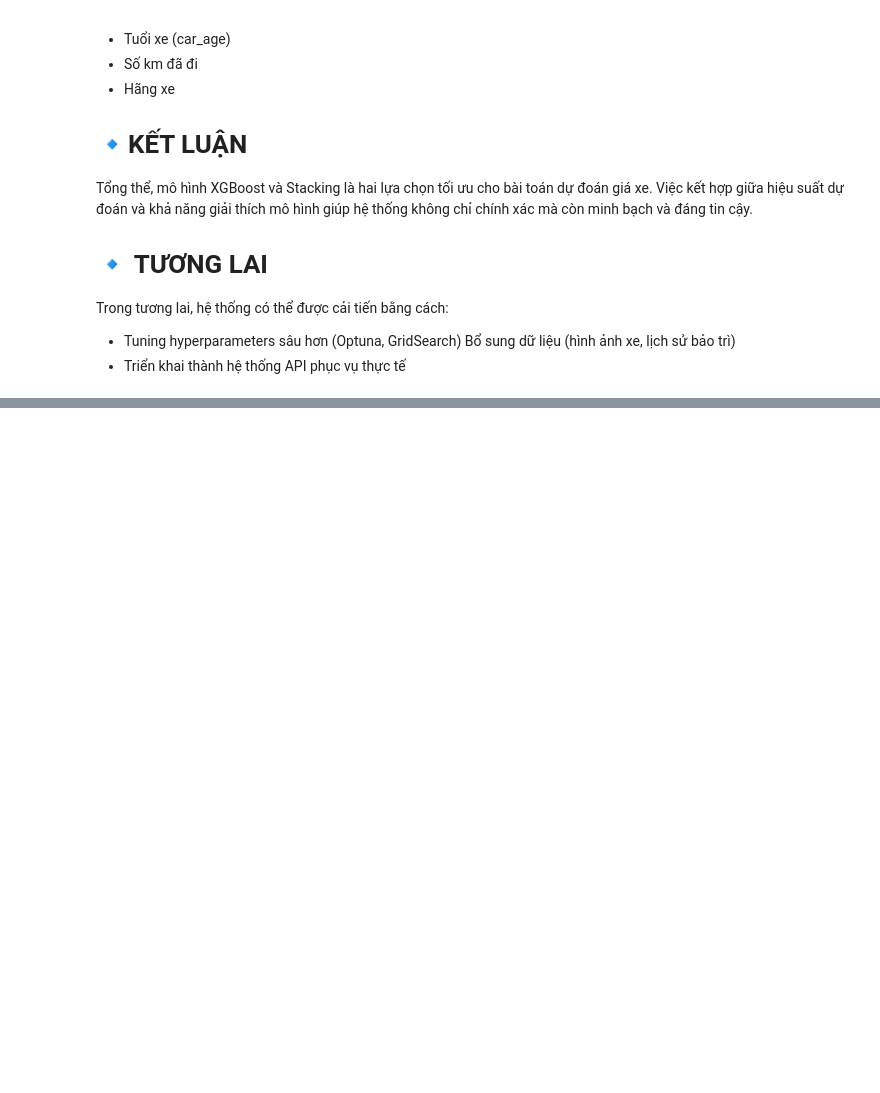
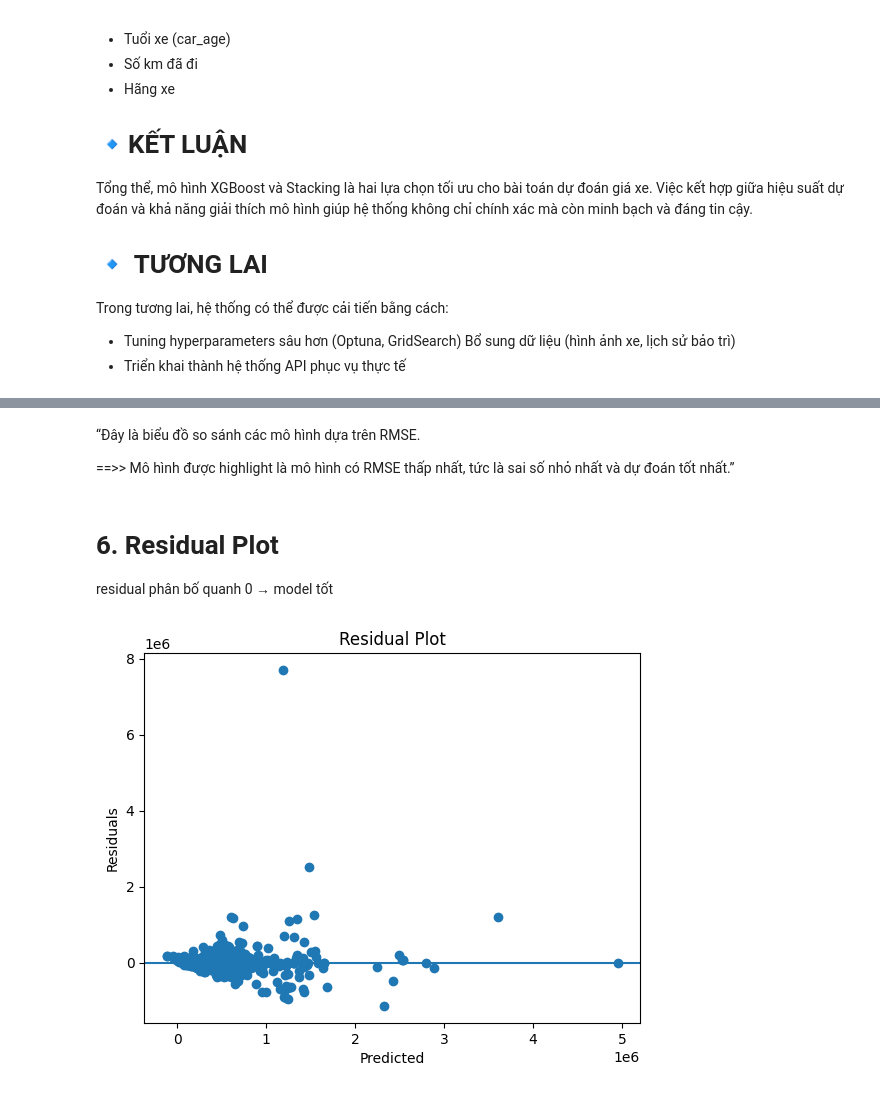
Before and after one commit to hoangchaulanbao/HocmayNC, a Jupyter notebook: Du_doan_gia_xe_o_to.ipynb, the cells around one changed output, grey strips where cells are left out. Drawn from its saved outputs; the diff is of its cells as text; code cells hidden in the pictures; blank space fills up the shorter version.

```diff
--- a/Du_doan_gia_xe_o_to.ipynb
+++ b/Du_doan_gia_xe_o_to.ipynb
@@ -560,0 +886,23 @@ Bổ sung dữ liệu (hình ảnh xe, lịch sử bảo trì)
+# %% [markdown]
+“Đây là biểu đồ so sánh các mô hình dựa trên RMSE.
+
+==>> Mô hình được highlight là mô hình có RMSE thấp nhất, tức là sai số nhỏ nhất và dự đoán tốt nhất.”
+# %% [markdown]
+# 6. Residual Plot
+residual phân bố quanh 0 → model tốt
+# %%
+# dùng model tốt nhất
+best_model = lr_pipeline if results_df['RMSE'][0] < results_df['RMSE'][1] else stack_pipeline
+
+y_pred = best_model.predict(X_test)
+residuals = y_test - y_pred
+
+plt.figure()
+plt.scatter(y_pred, residuals)
+plt.axhline(y=0)
+plt.title('Residual Plot')
+plt.xlabel('Predicted')
+plt.ylabel('Residuals')
+plt.show()
+# %% [output]
+[figure, added]
```
Also changed, not shown: parts of 48 cells of this notebook.
